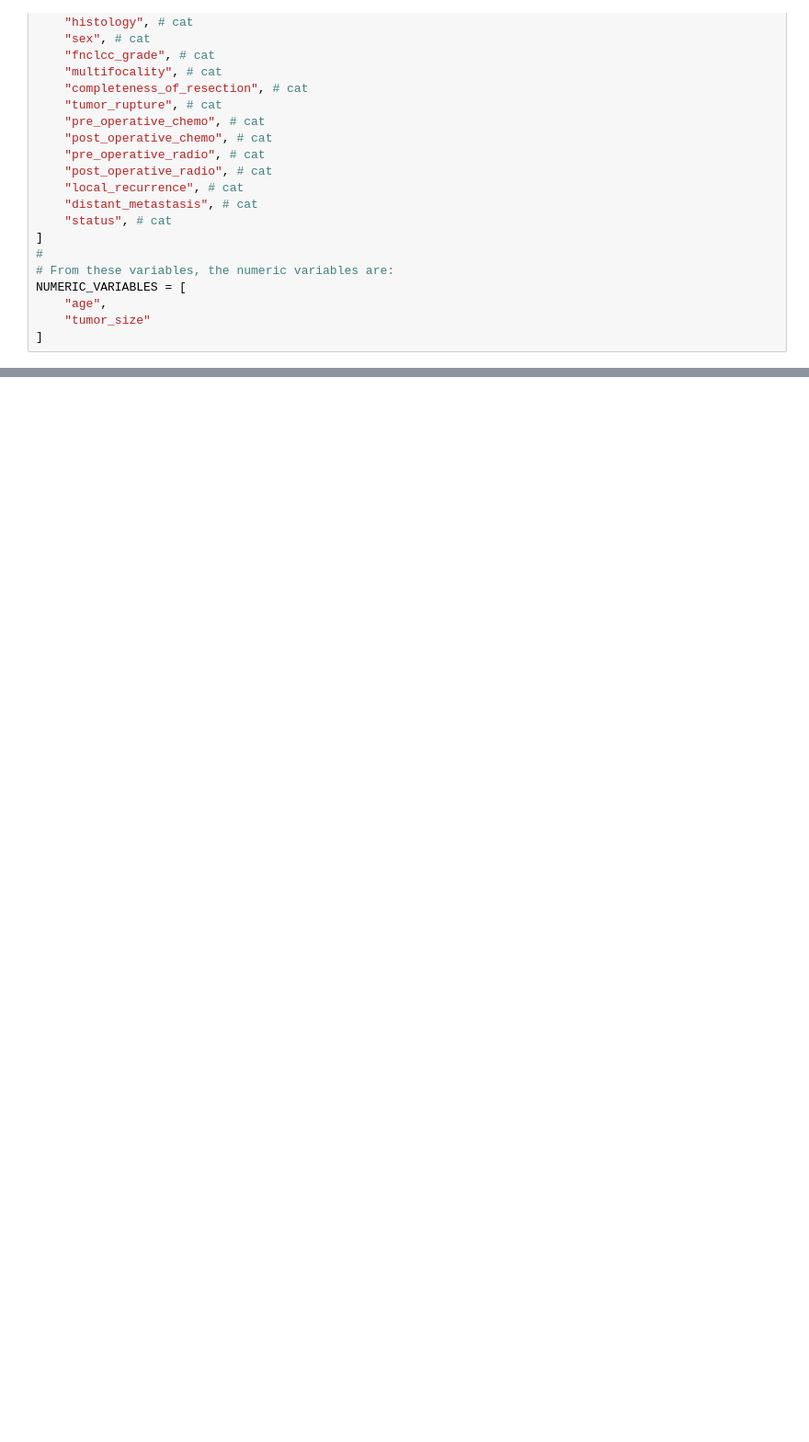
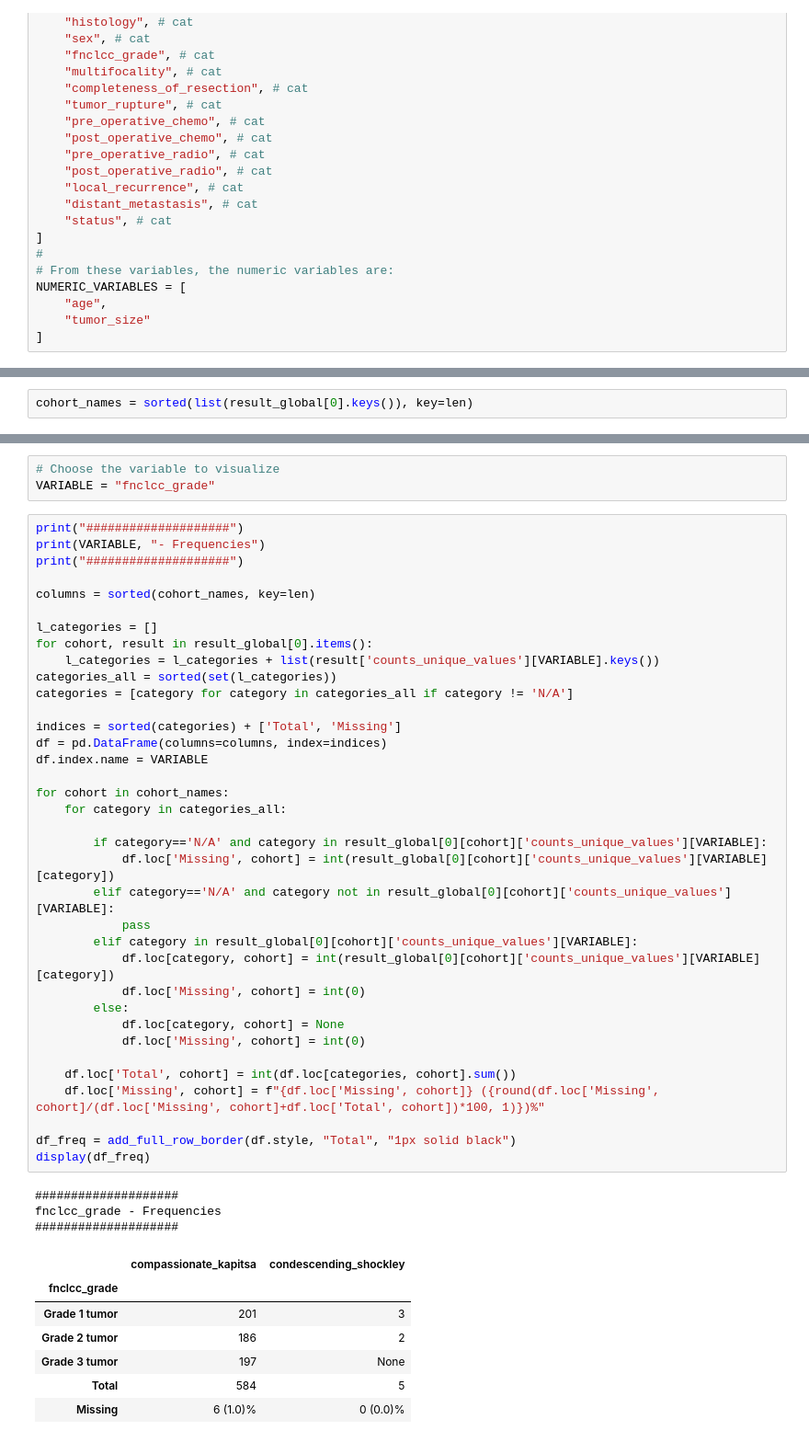
Before and after one commit to IKNL/idea4rc-vantage6-algorithms, a Jupyter notebook: deliverables/3-data-preparation.ipynb, the cells around one changed output, grey strips where cells are left out. Shown: that part at 92% size. Cells and saved outputs as stored; diff of their text form; blank space fills up the shorter version.

```diff
--- a/deliverables/3-data-preparation.ipynb
+++ b/deliverables/3-data-preparation.ipynb
@@ -222,0 +450,2 @@ for result in response.json()["data"]:
+# %%
+cohort_names = sorted(list(result_global[0].keys()), key=len)
@@ -222,0 +691,50 @@ for result in response.json()["data"]:
+# %%
+# Choose the variable to visualize
+VARIABLE = "fnclcc_grade"
+# %%
+print("####################")
+print(VARIABLE, "- Frequencies")
+print("####################")
+
+columns = sorted(cohort_names, key=len)
+
+l_categories = []
+for cohort, result in result_global[0].items():
+    l_categories = l_categories + list(result['counts_unique_values'][VARIABLE].keys())
+categories_all = sorted(set(l_categories))
+categories = [category for category in categories_all if category != 'N/A']
+
+indices = sorted(categories) + ['Total', 'Missing']
+df = pd.DataFrame(columns=columns, index=indices)
+df.index.name = VARIABLE
+
+for cohort in cohort_names:
+    for category in categories_all:
+
+        if category=='N/A' and category in result_global[0][cohort]['counts_unique_values'][VARIABLE]:
+            df.loc['Missing', cohort] = int(result_global[0][cohort]['counts_unique_values'][VARIABLE][category])
+        elif category=='N/A' and category not in result_global[0][cohort]['counts_unique_values'][VARIABLE]:
+            pass
+        elif category in result_global[0][cohort]['counts_unique_values'][VARIABLE]:
+            df.loc[category, cohort] = int(result_global[0][cohort]['counts_unique_values'][VARIABLE][category])
+            df.loc['Missing', cohort] = int(0)
+        else:
+            df.loc[category, cohort] = None
+            df.loc['Missing', cohort] = int(0)
+
+    df.loc['Total', cohort] = int(df.loc[categories, cohort].sum())
+    df.loc['Missing', cohort] = f"{df.loc['Missing', cohort]} ({round(df.loc['Missing', cohort]/(df.loc['Missing', cohort]+df.loc['Total', cohort])*100, 1)})%"
+
+df_freq = add_full_row_border(df.style, "Total", "1px solid black")
+display(df_freq)
+# %% [output]
+####################
+fnclcc_grade - Frequencies
+####################
+|  | compassionate_kapitsa | condescending_shockley |
+| fnclcc_grade |  |  |
+| Grade 1 tumor | 201 | 3 |
+| Grade 2 tumor | 186 | 2 |
+| Grade 3 tumor | 197 | None |
+| Total | 584 | 5 |
+| Missing | 6 (1.0)% | 0 (0.0)% |
```
Also changed, not shown: parts of 35 cells of this notebook.
